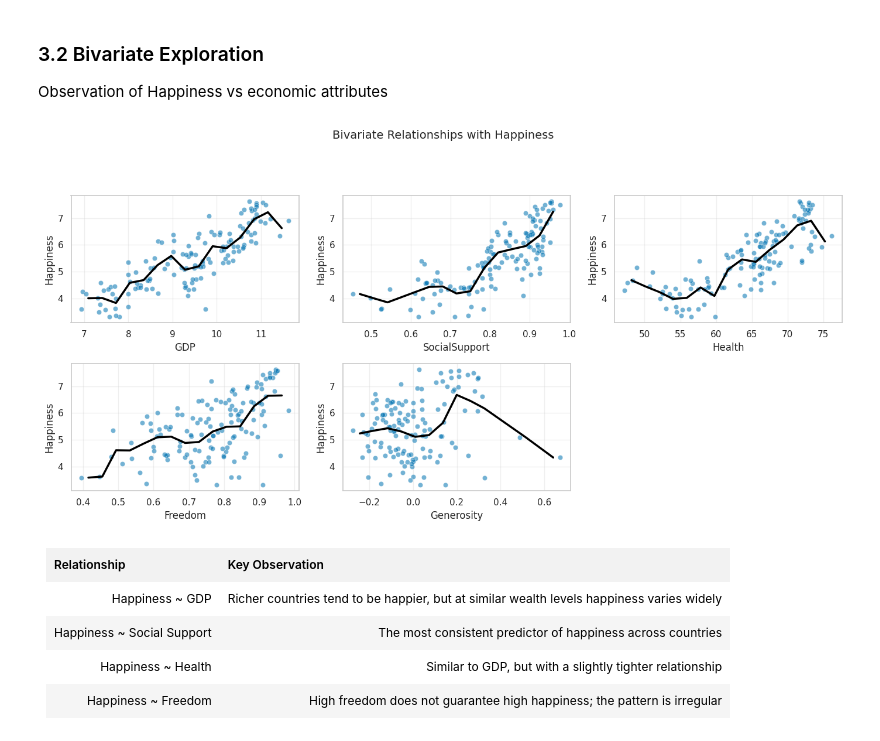
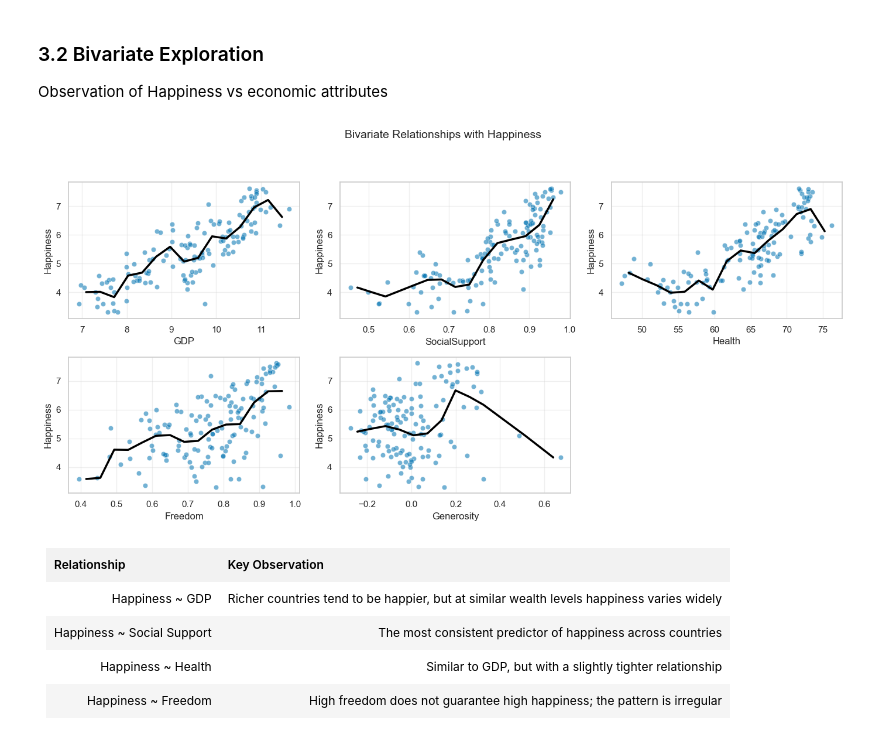
Before and after one commit to baxasd/DVCW, a Jupyter notebook: Z22590018.ipynb, the cells around one changed output. Cells and saved outputs as stored; diff of their text form; code cells hidden in the pictures.

```diff
--- a/Z22590018.ipynb
+++ b/Z22590018.ipynb
@@ -13,7 +13,6 @@ Installs and imports required libraries used in this notebook
 # %%
 # Importing libraries
 import os
-import shutil
 import pandas as pd
 import numpy as np
 import matplotlib.pyplot as plt
@@ -21,21 +20,14 @@ import seaborn as sns
 from sklearn.linear_model import LinearRegression
 
 # Prepare directories
-os.makedirs("dataset", exist_ok=True)
 os.makedirs("dataset/output", exist_ok=True)
 os.makedirs("assets/eda", exist_ok=True)
 os.makedirs("assets/rq1", exist_ok=True)
 os.makedirs("assets/rq2", exist_ok=True)
 os.makedirs("assets/rq3", exist_ok=True)
 
-sns.set_theme(
-    style="whitegrid",
-    palette="colorblind",
-    context="notebook"
-)
-
 # Load initial dataset. CHANGE PATH WHEN NECESSARY!
-df = pd.read_csv("dataset/raw/world-happiness-report.csv")
+df = pd.read_csv("world-happiness-report.csv")
 df.head()
 # %% [output]
 |  | Country name | year | Life Ladder | Log GDP per capita | Social support | Healthy life expectancy at birth | ... |
@@ -281,45 +300,34 @@ plt.show()
 
 Observation of Happiness vs economic attributes
 # %%
-# Configuration
-bivariate_cols = ["GDP", "SocialSupport", "Health", "Freedom", "Generosity"]
-
-N_BINS = 15
-
-# Plot
 fig, axes = plt.subplots(2, 3, figsize=(14, 7))
 axes = axes.flatten()
 
-for ax, col in zip(axes, bivariate_cols):
-
-    # Scatter: country-level averages
+for ax, col in zip(axes, PREDICTORS):
     sns.scatterplot(
         x=df_country[col],
         y=df_country["Happiness"],
         ax=ax,
-        alpha=0.55)
+        alpha=0.55
+    )
 
-    # Bin x and compute mean happiness per bin
     bins = pd.cut(df_country[col], bins=N_BINS)
-    bin_means = (df_country.groupby(bins, observed=True)["Happiness"].mean().dropna())
+    bin_means = (df_country.groupby(bins, observed=True)["Happiness"].mean().dropna() )
 
-    # Bin centres
     x_centres = np.array([interval.mid for interval in bin_means.index])
-
-    # Smoothed trend line (bin means)
     ax.plot(x_centres, bin_means.values, linewidth=2.5, color="black")
     ax.grid(True, alpha=0.3)
 
-# Remove unused subplot
-fig.delaxes(axes[-1])
+# REMOVE UNUSED AXES
+for ax in axes[len(PREDICTORS):]:
+    fig.delaxes(ax)
 
-# Global title and note
-fig.suptitle("Bivariate Relationships with Happiness\n",fontsize=14)
+fig.suptitle("Bivariate Relationships with Happiness", fontsize=14)
 plt.tight_layout(rect=[0, 0, 1, 0.93])
-plt.savefig("assets/eda/bivariate_distribution.png", dpi=300, bbox_inches="tight")
+save_fig("assets/eda/bivariate_distribution.png")
 plt.show()
 # %% [output]
-[figure, old version]
+[figure, new version]
 # %% [markdown]
 <table style="margin-left: 0; text-align: left; width: 100%;">
   <tr style="background-color: #f2f2f2;">
```
Also changed, not shown: parts of 39 cells of this notebook, 25 other files.
